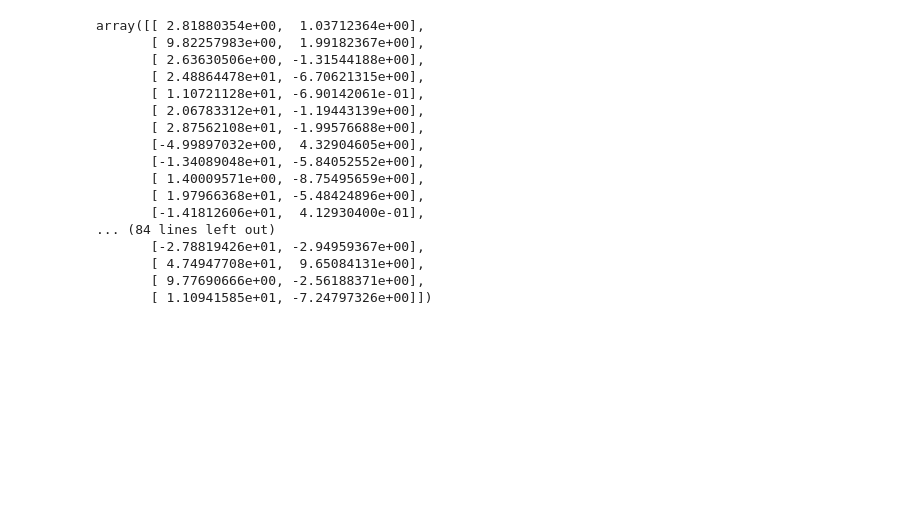
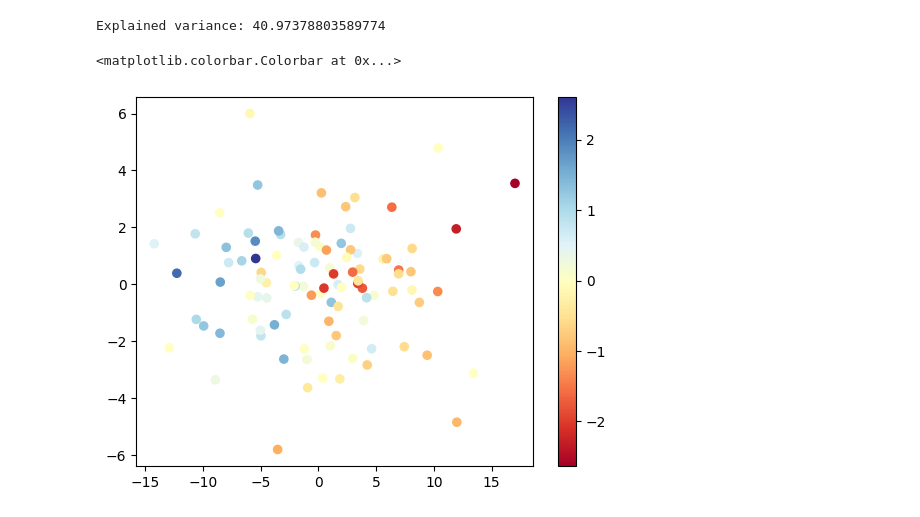
Before and after one commit to s222883/CDA, a Jupyter notebook: Case1/project.ipynb, the cells around one changed output. Cells and saved outputs as stored; diff of their text form; code cells hidden in the pictures; blank space fills up the shorter version.

Commit message:
data cleaning

```diff
--- a/Case1/project.ipynb
+++ b/Case1/project.ipynb
@@ -8,29 +11,26 @@ import seaborn as sb
 # %%
 df = pd.read_csv(r"case1Data.txt", sep=', ', engine='python')
 y = df.y
-X_num = df.iloc[:,1:95]
+X_num = df.iloc[:, 1:96]
 df_Xn = pd.read_csv(r"case1Data_Xnew.txt",  sep=', ', engine='python')
 # %%
 imputer = SimpleImputer(missing_values=np.nan, strategy='mean')
-X_num_ = pd.DataFrame(imputer.fit_transform(X_num))
+X_num_fil = imputer.fit_transform(X_num)
-# %%
-PCA = PCA(n_components=2)
-pca = PCA.fit_transform(X_num_)
-# %% [output]
-array([[ 2.81880354e+00,  1.03712364e+00],
-       [ 9.82257983e+00,  1.99182367e+00],
-       [ 2.63630506e+00, -1.31544188e+00],
-       [ 2.48864478e+01, -6.70621315e+00],
-       [ 1.10721128e+01, -6.90142061e-01],
-       [ 2.06783312e+01, -1.19443139e+00],
-       [ 2.87562108e+01, -1.99576688e+00],
-       [-4.99897032e+00,  4.32904605e+00],
-       [-1.34089048e+01, -5.84052552e+00],
-       [ 1.40009571e+00, -8.75495659e+00],
-       [ 1.97966368e+01, -5.48424896e+00],
-       [-1.41812606e+01,  4.12930400e-01],
-... (84 lines left out)
-       [-2.78819426e+01, -2.94959367e+00],
-       [ 4.74947708e+01,  9.65084131e+00],
-       [ 9.77690666e+00, -2.56188371e+00],
-       [ 1.10941585e+01, -7.24797326e+00]])
+# %%
+# Standarization of the dataset
+sc = StandardScaler()
+X_stdz = sc.fit_transform(X_num_fil)
+df_stdz = pd.DataFrame(data = X_stdz)
+X = X_stdz[:, 1:]
+y = X_stdz[:, 0]
+# %%
+pca = PCA(n_components=2)
+X_pca = pca.fit_transform(X)
+print("Explained variance:", np.sum(pca.explained_variance_))
+cm = plt.cm.get_cmap('RdYlBu')
+sc = plt.scatter(X_pca[:, 0], X_pca[:, 1], c=y,vmin=y.min(), vmax=y.max(), s=35, cmap=cm)
+plt.colorbar(sc)
+# %% [output]
+Explained variance: 40.97378803589774
+<matplotlib.colorbar.Colorbar at 0x...>
+[figure, added]
```
Also changed, not shown: parts of 9 cells of this notebook, 1 other file.
